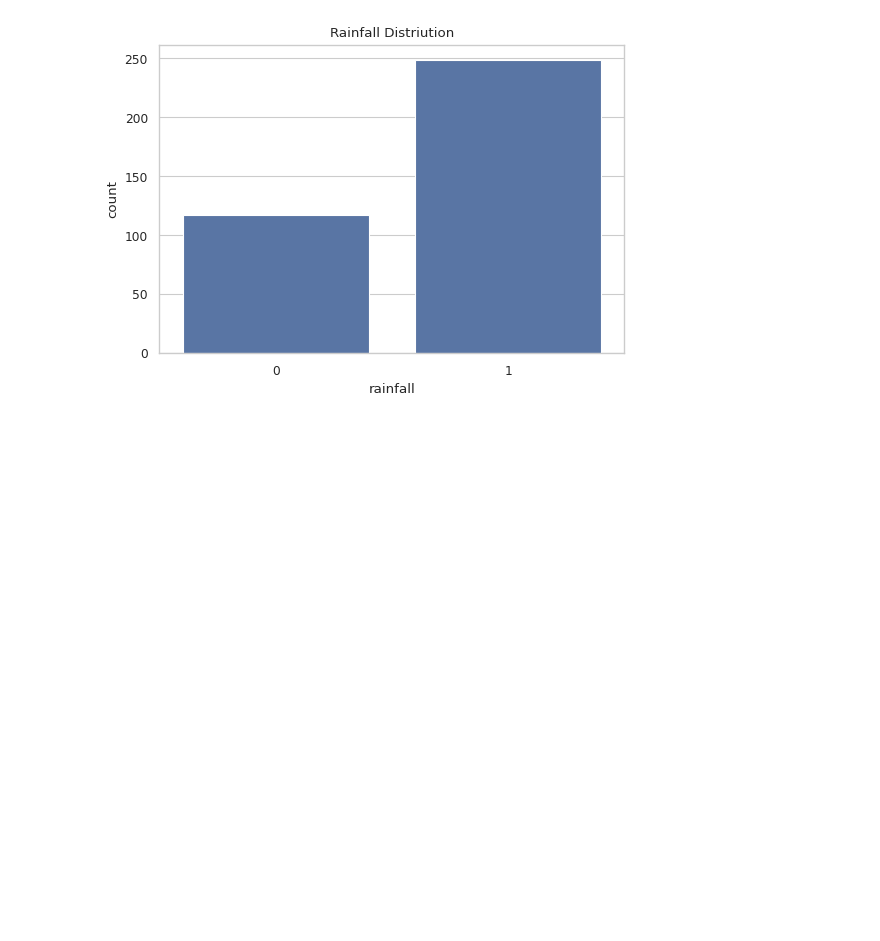
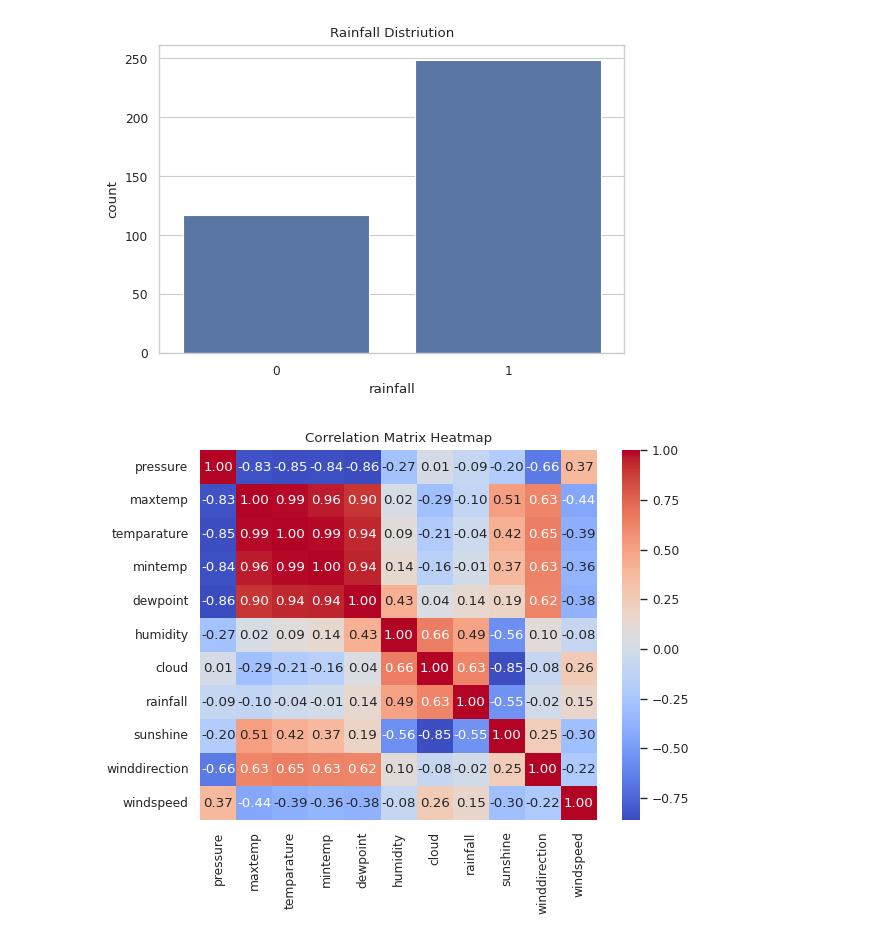
Before and after one commit to kamijoseph/Rainfall-Predictor, a Jupyter notebook: notebook/main.ipynb, the cells around one changed output. Cells and saved outputs as stored; diff of their text form; code cells hidden in the pictures; blank space fills up the shorter version.

Commit message:
correlation matrix heatmap plot

```diff
--- a/notebook/main.ipynb
+++ b/notebook/main.ipynb
@@ -283,3 +283,18 @@ plt.title("Rainfall Distriution")
 plt.show()
 # %% [output]
 [figure]
+# %%
+# correlation matrix
+corr = data.corr()
+
+plt.Figure(figsize=(10, 8))
+sns.heatmap(
+    corr,
+    annot=True,
+    cmap="coolwarm",
+    fmt=".2f"
+)
+plt.title("Correlation Matrix Heatmap")
+plt.show()
+# %% [output]
+[figure, added]
```
Also changed, not shown: 1 other file.
